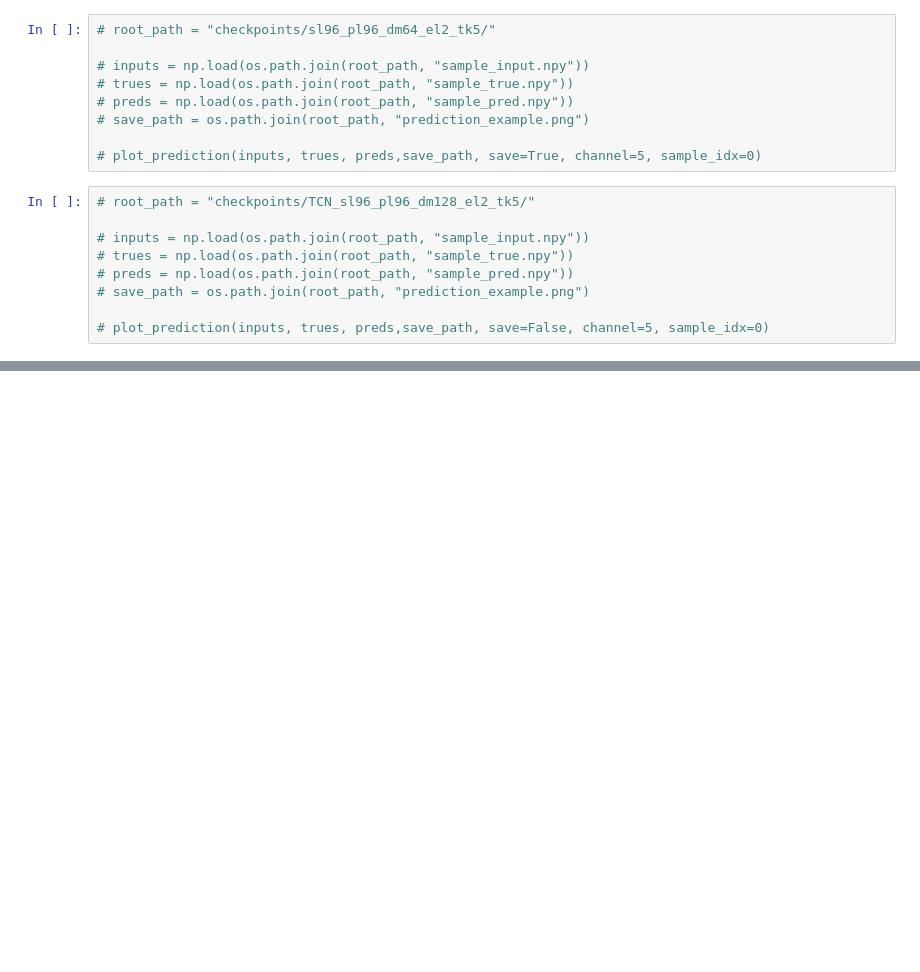
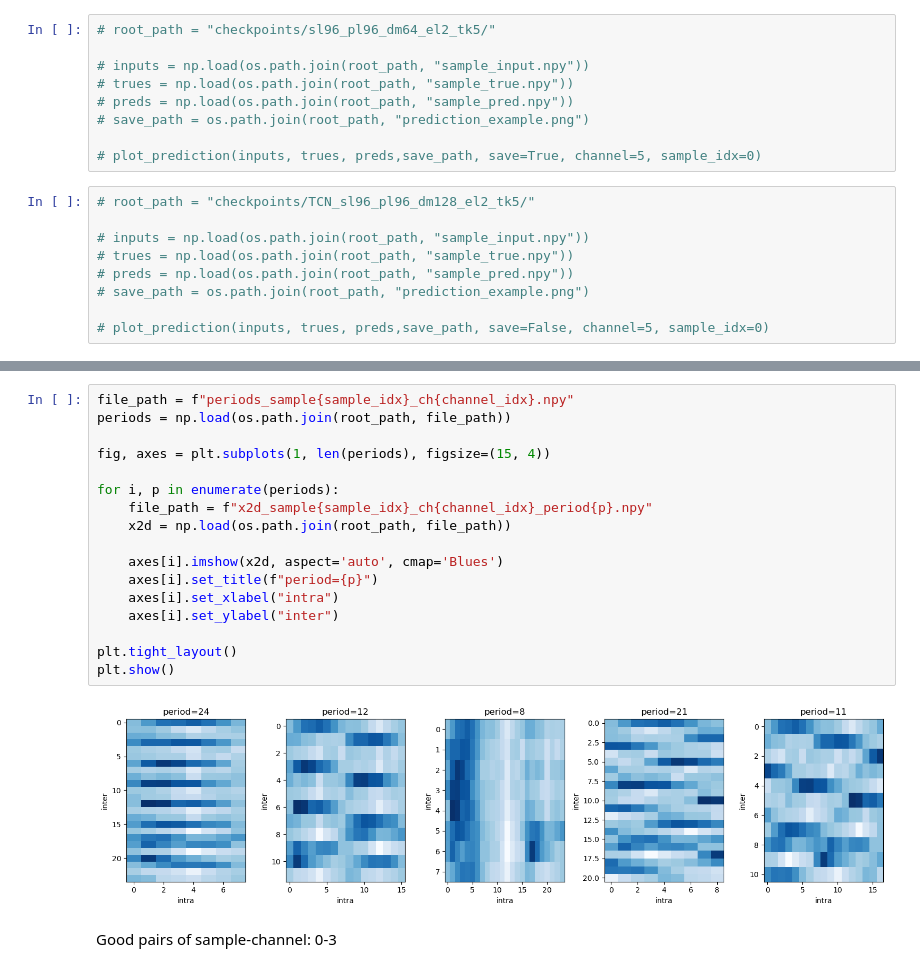
Before and after one commit to seccobenedetto/Electricity_consumption_forecasting_with_TimesNet, a Jupyter notebook: Result_visualization.ipynb, the cells around one changed output, grey strips where cells are left out. Cells and saved outputs as stored; diff of their text form; blank space fills up the shorter version.

```diff
--- a/Result_visualization.ipynb
+++ b/Result_visualization.ipynb
@@ -736,0 +754,21 @@ result
+# %%
+file_path = f"periods_sample{sample_idx}_ch{channel_idx}.npy"
+periods = np.load(os.path.join(root_path, file_path))
+
+fig, axes = plt.subplots(1, len(periods), figsize=(15, 4))
+
+for i, p in enumerate(periods):
+    file_path = f"x2d_sample{sample_idx}_ch{channel_idx}_period{p}.npy"
+    x2d = np.load(os.path.join(root_path, file_path))
+
+    axes[i].imshow(x2d, aspect='auto', cmap='Blues')
+    axes[i].set_title(f"period={p}")
+    axes[i].set_xlabel("intra")
+    axes[i].set_ylabel("inter")
+
+plt.tight_layout()
+plt.show()
+# %% [output]
+[figure, added]
+# %% [markdown]
+Good pairs of sample-channel: 0-3
```
Also changed, not shown: parts of 9 cells of this notebook, 6 other files.
